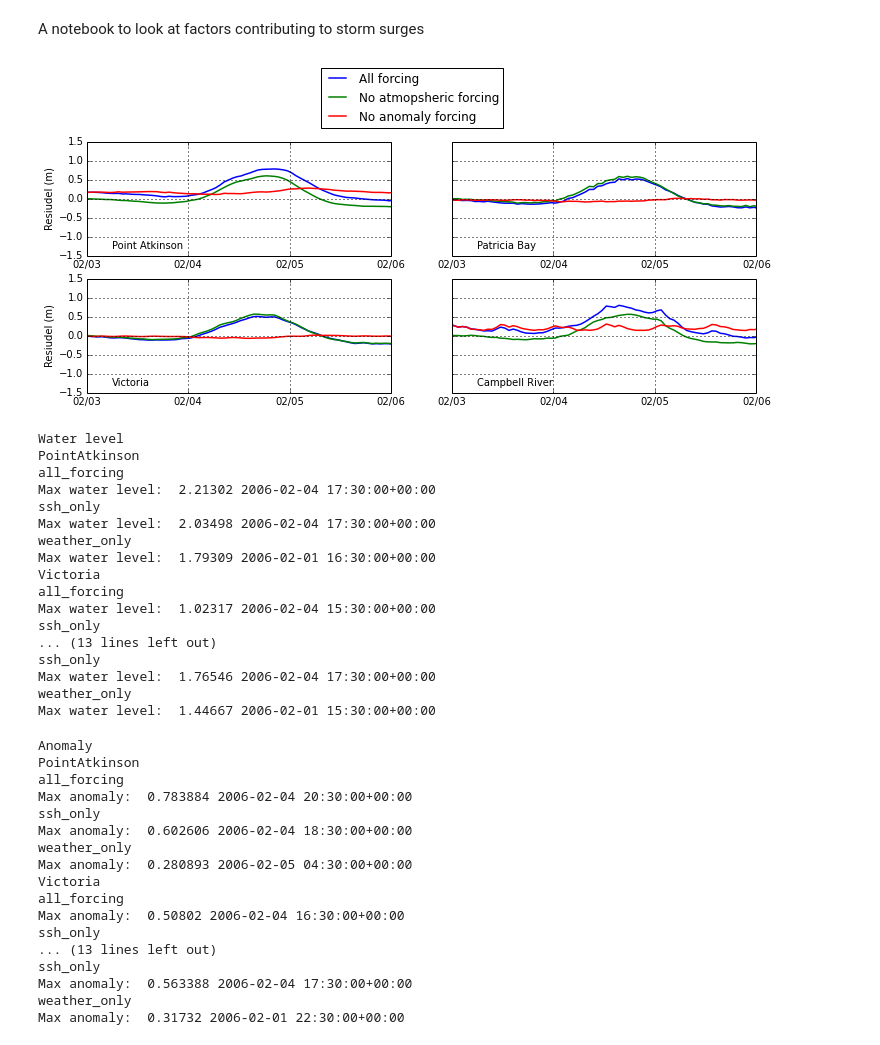
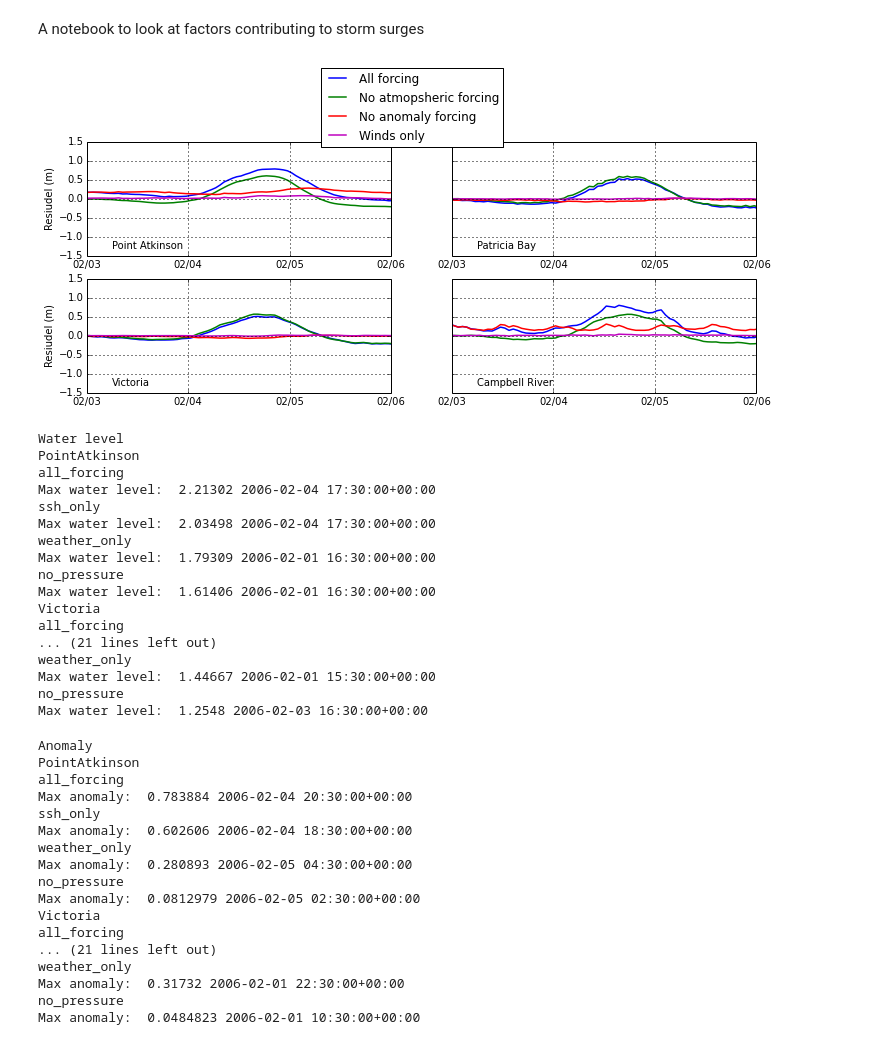
Before and after one commit to SalishSeaCast/storm-surge, a Jupyter notebook: FigureScripts/Feb 2006 factors.ipynb, the cells around one changed output. Saved outputs shown, nothing was run; the diff lists cells and outputs as text; code cells hidden in the pictures.

Commit message:
Included no_pressure run in analysis, but didn't save the figure.

```diff
--- a/FigureScripts/Feb 2006 factors.ipynb
+++ b/FigureScripts/Feb 2006 factors.ipynb
@@ -20,7 +20,7 @@ from __future__ import division
 path = '/data/nsoontie/MEOPAR/SalishSea/results/storm-surges/tide_fix/feb2006/'
 
 
-runs = {'all_forcing','weather_only', 'ssh_only', 'tidesonly'}
+runs = {'all_forcing','weather_only', 'ssh_only', 'tidesonly','no_pressure'}
 
 fUs={}; fVs={}; fTs={};
 
@@ -80,41 +80,43 @@ eax = unaware.replace(tzinfo=pytz.timezone('utc'))
 
 sts1 = ['PointAtkinson','Victoria']; sts2=['PatriciaBay', 'CampbellRiver']
 proper1 = ['Point Atkinson','Victoria']; proper2 = ['Patricia Bay', 'Campbell River']
-rs=['all_forcing','ssh_only','weather_only']
-lb=['All forcing', 'No atmopsheric forcing', 'No anomaly forcing']
+rs=['all_forcing','ssh_only','weather_only','no_pressure']
+lb=['All forcing', 'No atmopsheric forcing', 'No anomaly forcing', 'Winds only']
 
 for (ax,location,name) in zip(axs[:,0], sts1,proper1):
     hfmt = mdates.DateFormatter('%m/%d')
     ax.plot(ts[rs[0]], sshs[rs[0]][location][:,0,0]-sshs['tidesonly'][location][:,0,0], 'b',label=lb[0],lw=1.5)
     ax.plot(ts[rs[1]], sshs[rs[1]][location][:,0,0]-sshs['tidesonly'][location][:,0,0], 'g',label=lb[1],lw=1.5)
     ax.plot(ts[rs[2]], sshs[rs[2]][location][:,0,0]-sshs['tidesonly'][location][:,0,0], 'r',label=lb[2],lw=1.5)
+    ax.plot(ts[rs[3]], sshs[rs[3]][location][:,0,0]-sshs['tidesonly'][location][:,0,0], 'm',label=lb[3],lw=1.5)
     ax.text(sax+timedelta(hours=6),-1.3,name,fontsize=10)
     ax.set_xlim([sax,eax])
     ax.set_ylim([-1.5,1.5])
     ax.grid(True,lw=1)
     ax.set_ylabel('Resiudel (m)')
     ax.xaxis.set_major_locator(mdates.DayLocator())
     ax.xaxis.set_major_formatter(hfmt)
 
 
 for (ax,location,name) in zip(axs[:,1], sts2,proper2):
     hfmt = mdates.DateFormatter('%m/%d')
     ax.plot(ts[rs[0]], sshs[rs[0]][location][:,0,0]-sshs['tidesonly'][location][:,0,0], 'b',label=lb[0],lw=1.5)
     ax.plot(ts[rs[1]], sshs[rs[1]][location][:,0,0]-sshs['tidesonly'][location][:,0,0], 'g',label=lb[1],lw=1.5)
     ax.plot(ts[rs[2]], sshs[rs[2]][location][:,0,0]-sshs['tidesonly'][location][:,0,0], 'r',label=lb[2],lw=1.5)
+    ax.plot(ts[rs[3]], sshs[rs[3]][location][:,0,0]-sshs['tidesonly'][location][:,0,0], 'm',label=lb[3],lw=1.5)
     ax.set_xlim([sax,eax])
     ax.set_ylim([-1.5,1.5])
     #ax.set_ylabel('Residual (m)')
     ax.text(sax+timedelta(hours=6),-1.3,name,fontsize=10)
     ax.xaxis.set_major_locator(mdates.DayLocator())
     ax.xaxis.set_major_formatter(hfmt)
     ax.grid(True,lw=1)
 
 axs[0,1].legend(bbox_to_anchor=(-.45, 1.7), loc=2)
 
 fig.set_size_inches(12,4.5)
 # %% [output]
-[figure, old version]
+[figure, new version]
 # %%
 fig.savefig('feb2006_factors.pdf',bbox_inches='tight')
 # %%
@@ -129,7 +131,7 @@ def model_max(data,time):
 # %%
 print 'Water level'
 sts = ['PointAtkinson','Victoria','PatriciaBay', 'CampbellRiver']
-rns = ['all_forcing','ssh_only', 'weather_only']
+rns = ['all_forcing','ssh_only', 'weather_only','no_pressure']
 for location in sts:
     print location
     for run in rns:
@@ -147,19 +149,19 @@ ssh_only
 Max water level:  2.03498 2006-02-04 17:30:00+00:00
 weather_only
 Max water level:  1.79309 2006-02-01 16:30:00+00:00
+no_pressure
+Max water level:  1.61406 2006-02-01 16:30:00+00:00
 Victoria
 all_forcing
-Max water level:  1.02317 2006-02-04 15:30:00+00:00
-ssh_only
-... (13 lines left out)
-ssh_only
-Max water level:  1.76546 2006-02-04 17:30:00+00:00
+... (21 lines left out)
 weather_only
 Max water level:  1.44667 2006-02-01 15:30:00+00:00
+no_pressure
+Max water level:  1.2548 2006-02-03 16:30:00+00:00
 # %%
 print 'Anomaly'
 sts = ['PointAtkinson','Victoria','PatriciaBay', 'CampbellRiver']
-rns = ['all_forcing','ssh_only', 'weather_only']
+rns = ['all_forcing','ssh_only', 'weather_only','no_pressure']
 for location in sts:
     print location
     for run in rns:
@@ -177,12 +179,12 @@ ssh_only
 Max anomaly:  0.602606 2006-02-04 18:30:00+00:00
 weather_only
 Max anomaly:  0.280893 2006-02-05 04:30:00+00:00
+no_pressure
+Max anomaly:  0.0812979 2006-02-05 02:30:00+00:00
 Victoria
 all_forcing
-Max anomaly:  0.50802 2006-02-04 16:30:00+00:00
-ssh_only
-... (13 lines left out)
-ssh_only
-Max anomaly:  0.563388 2006-02-04 17:30:00+00:00
+... (21 lines left out)
 weather_only
 Max anomaly:  0.31732 2006-02-01 22:30:00+00:00
+no_pressure
+Max anomaly:  0.0484823 2006-02-01 10:30:00+00:00
```
Also changed, not shown: 6 other files.
